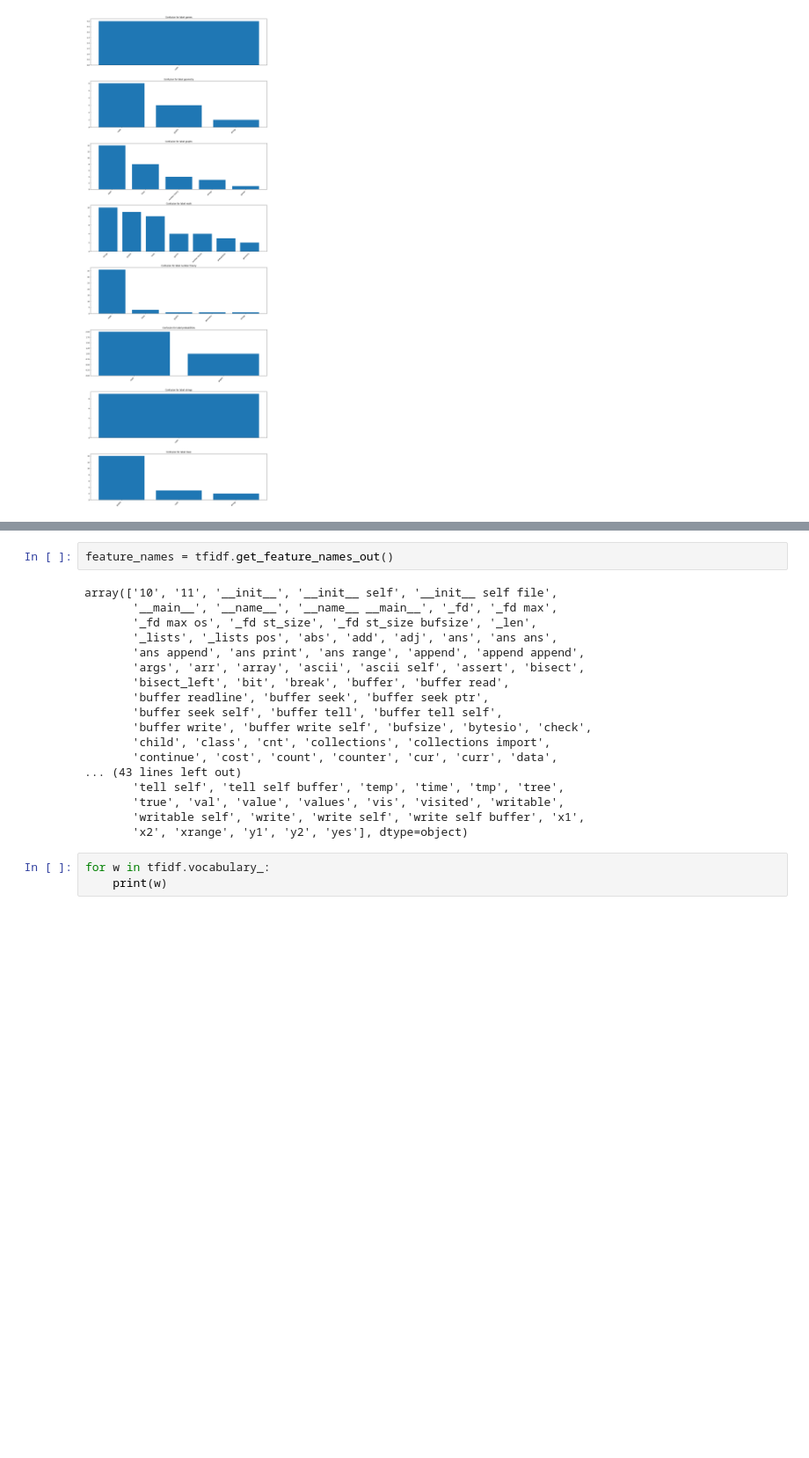
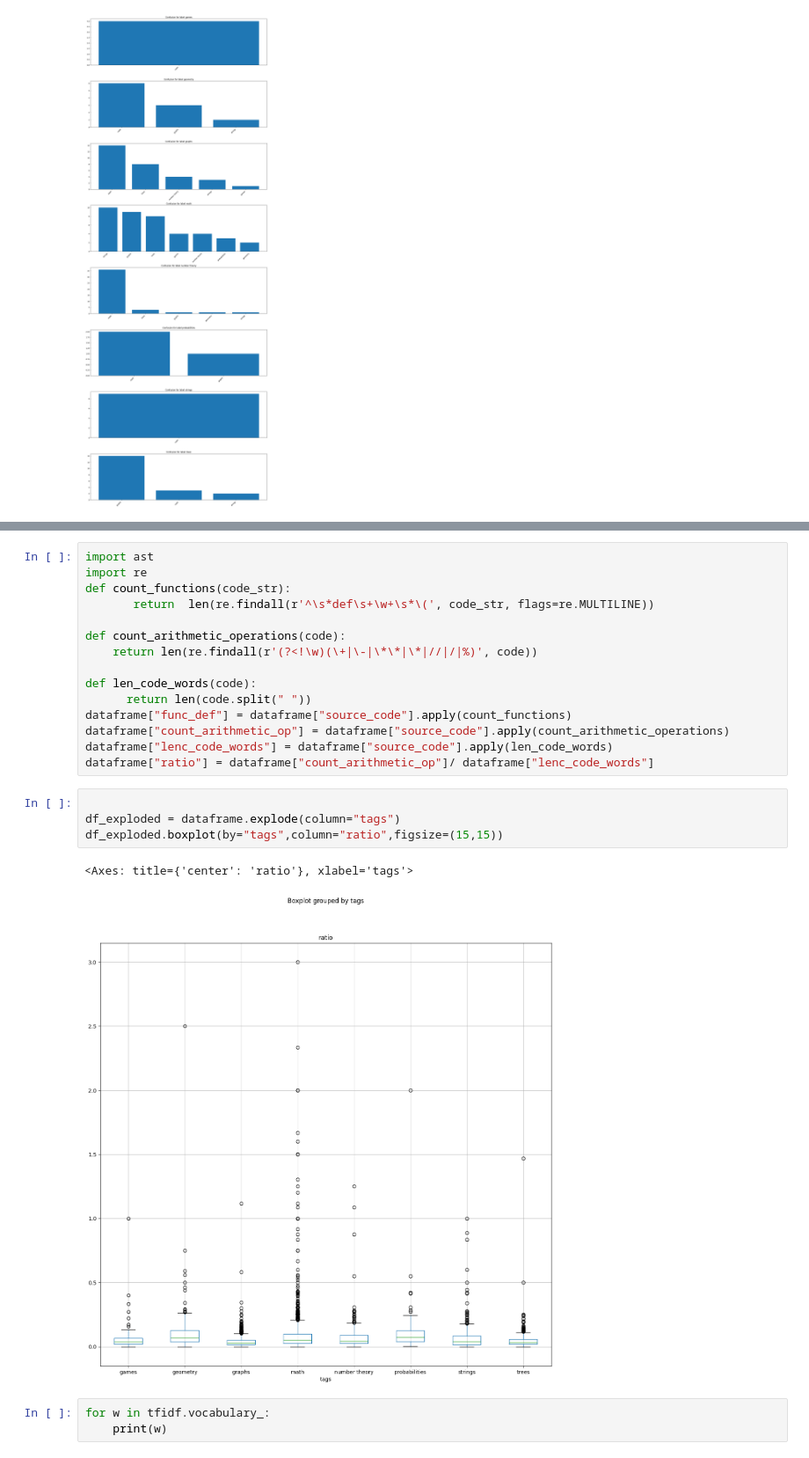
Before and after one commit to francois-leguernic/CodeClassificationCodeForce, a Jupyter notebook: Exploration/CodeClassificationNotebook.ipynb, the cells around one changed output, grey strips where cells are left out. Shown at 88% size. Cells and saved outputs as stored; diff of their text form; blank space fills up the shorter version.

```diff
--- a/Exploration/CodeClassificationNotebook.ipynb
+++ b/Exploration/CodeClassificationNotebook.ipynb
@@ -226,23 +214,25 @@ ValueError: All arrays must be of the same length
+# %%
+import ast
+import re
+def count_functions(code_str):
+       return  len(re.findall(r'^\s*def\s+\w+\s*\(', code_str, flags=re.MULTILINE))
+
+def count_arithmetic_operations(code):
+    return len(re.findall(r'(?<!\w)(\+|\-|\*\*|\*|//|/|%)', code))
+
+def len_code_words(code):
+      return len(code.split(" "))
+dataframe["func_def"] = dataframe["source_code"].apply(count_functions)
+dataframe["count_arithmetic_op"] = dataframe["source_code"].apply(count_arithmetic_operations)
+dataframe["lenc_code_words"] = dataframe["source_code"].apply(len_code_words)
+dataframe["ratio"] = dataframe["count_arithmetic_op"]/ dataframe["lenc_code_words"]
 # %%
-feature_names = tfidf.get_feature_names_out()
+
+df_exploded = dataframe.explode(column="tags")
+df_exploded.boxplot(by="tags",column="ratio",figsize=(15,15))
 # %% [output]
-array(['10', '11', '__init__', '__init__ self', '__init__ self file',
-       '__main__', '__name__', '__name__ __main__', '_fd', '_fd max',
-       '_fd max os', '_fd st_size', '_fd st_size bufsize', '_len',
-       '_lists', '_lists pos', 'abs', 'add', 'adj', 'ans', 'ans ans',
-       'ans append', 'ans print', 'ans range', 'append', 'append append',
-       'args', 'arr', 'array', 'ascii', 'ascii self', 'assert', 'bisect',
-       'bisect_left', 'bit', 'break', 'buffer', 'buffer read',
-       'buffer readline', 'buffer seek', 'buffer seek ptr',
-       'buffer seek self', 'buffer tell', 'buffer tell self',
-       'buffer write', 'buffer write self', 'bufsize', 'bytesio', 'check',
-       'child', 'class', 'cnt', 'collections', 'collections import',
-       'continue', 'cost', 'count', 'counter', 'cur', 'curr', 'data',
-... (43 lines left out)
-       'tell self', 'tell self buffer', 'temp', 'time', 'tmp', 'tree',
-       'true', 'val', 'value', 'values', 'vis', 'visited', 'writable',
-       'writable self', 'write', 'write self', 'write self buffer', 'x1',
-       'x2', 'xrange', 'y1', 'y2', 'yes'], dtype=object)
+<Axes: title={'center': 'ratio'}, xlabel='tags'>
+[figure, added]
 # %%
 for w in tfidf.vocabulary_:
     print(w)
```
Also changed, not shown: parts of 4 cells of this notebook, 3 other files.
